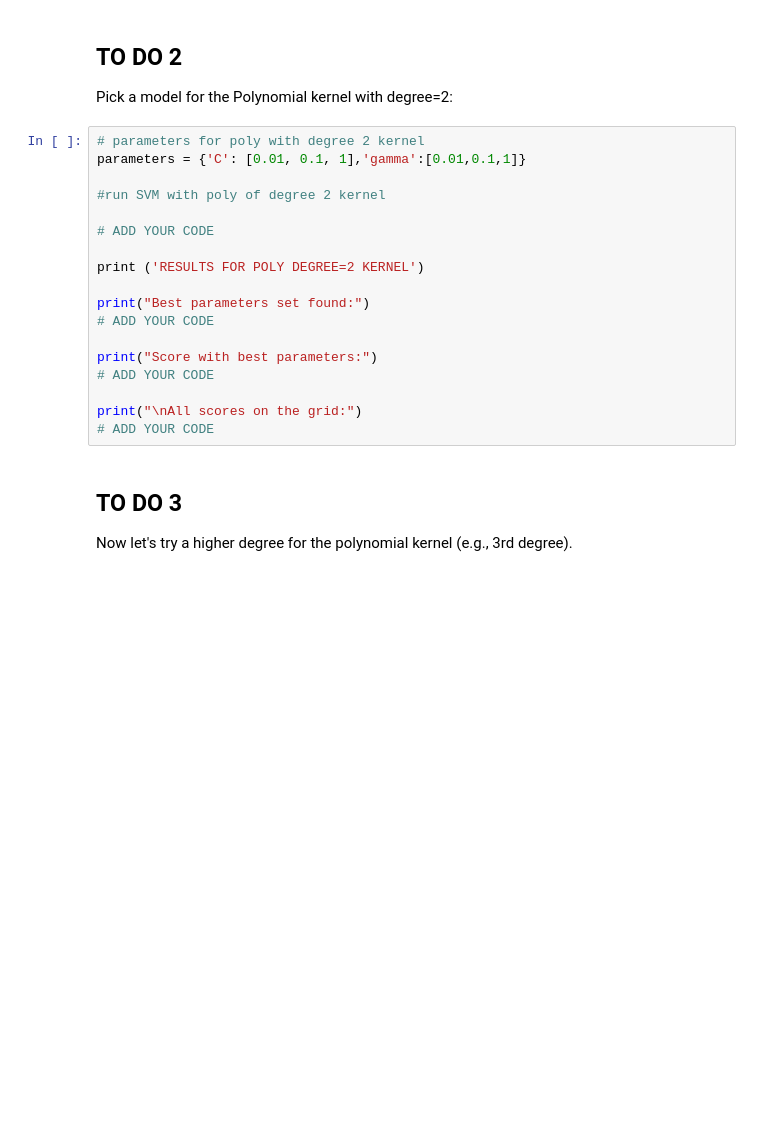
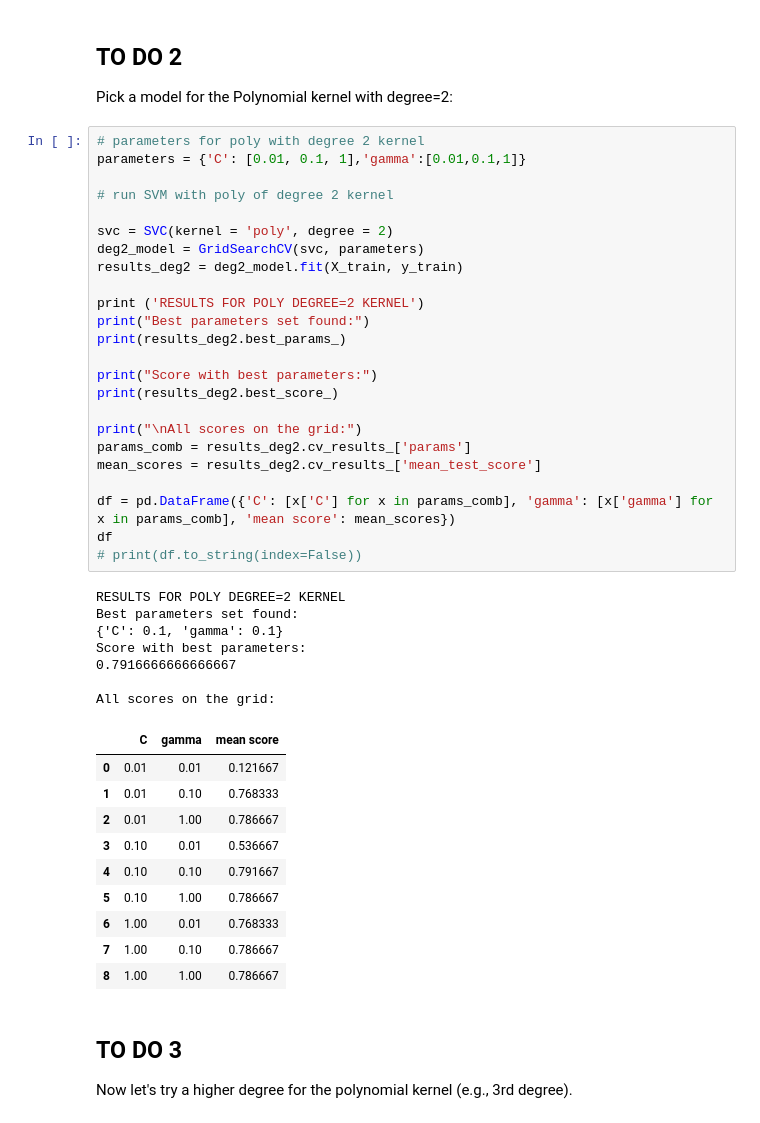
Before and after one commit to NicolaZomer/MachineLearning_Y2122, a Jupyter notebook: lab2/lab2_assignment.ipynb, the cells around one changed output. Saved outputs shown, nothing was run; the diff lists cells and outputs as text; blank space fills up the shorter version.

```diff
--- a/lab2/lab2_assignment.ipynb
+++ b/lab2/lab2_assignment.ipynb
@@ -136,21 +189,45 @@ Pick a model for the Polynomial kernel with degree=2:
 # %%
 # parameters for poly with degree 2 kernel
 parameters = {'C': [0.01, 0.1, 1],'gamma':[0.01,0.1,1]}
 
-#run SVM with poly of degree 2 kernel
+# run SVM with poly of degree 2 kernel
 
-# ADD YOUR CODE
+svc = SVC(kernel = 'poly', degree = 2)
+deg2_model = GridSearchCV(svc, parameters)
+results_deg2 = deg2_model.fit(X_train, y_train)
 
 print ('RESULTS FOR POLY DEGREE=2 KERNEL')
-
 print("Best parameters set found:")
-# ADD YOUR CODE
+print(results_deg2.best_params_)
 
 print("Score with best parameters:")
-# ADD YOUR CODE
+print(results_deg2.best_score_)
 
 print("\nAll scores on the grid:")
-# ADD YOUR CODE
+params_comb = results_deg2.cv_results_['params']
+mean_scores = results_deg2.cv_results_['mean_test_score']
+
+df = pd.DataFrame({'C': [x['C'] for x in params_comb], 'gamma': [x['gamma'] for x in params_comb], 'mean score': mean_scores})
+df
+# print(df.to_string(index=False))
+# %% [output]
+RESULTS FOR POLY DEGREE=2 KERNEL
+Best parameters set found:
+{'C': 0.1, 'gamma': 0.1}
+Score with best parameters:
+0.7916666666666667
+
+All scores on the grid:
+|  | C | gamma | mean score |
+| 0 | 0.01 | 0.01 | 0.121667 |
+| 1 | 0.01 | 0.10 | 0.768333 |
+| 2 | 0.01 | 1.00 | 0.786667 |
+| 3 | 0.10 | 0.01 | 0.536667 |
+| 4 | 0.10 | 0.10 | 0.791667 |
+| 5 | 0.10 | 1.00 | 0.786667 |
+| 6 | 1.00 | 0.01 | 0.768333 |
+| 7 | 1.00 | 0.10 | 0.786667 |
+| 8 | 1.00 | 1.00 | 0.786667 |
 # %% [markdown]
 ## TO DO 3
 
```
Also changed, not shown: parts of 22 cells of this notebook.
